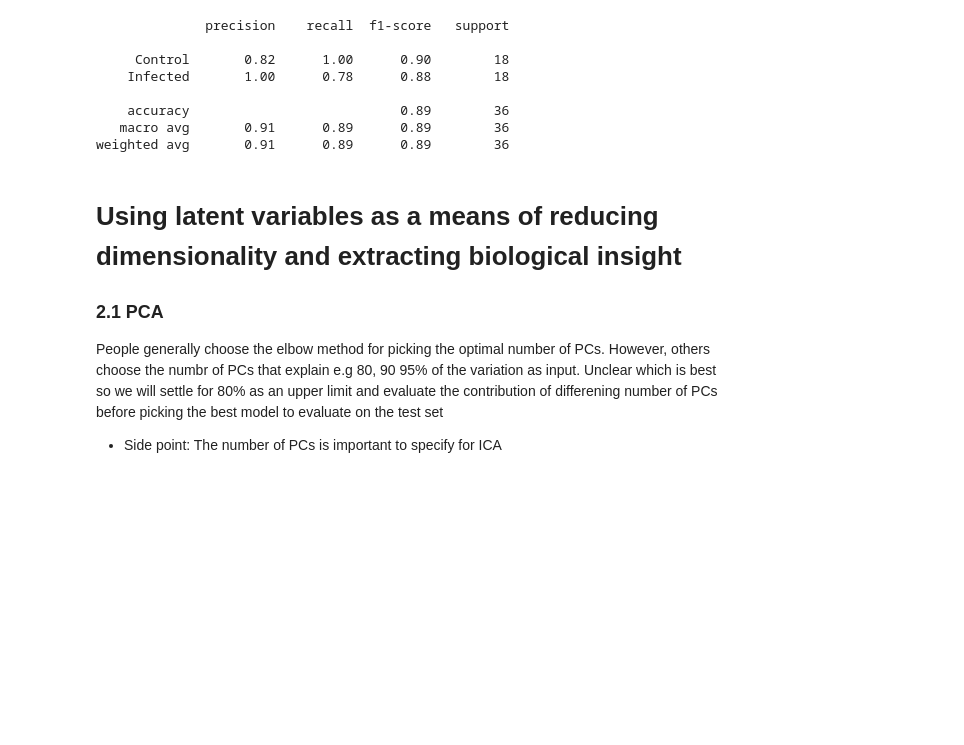
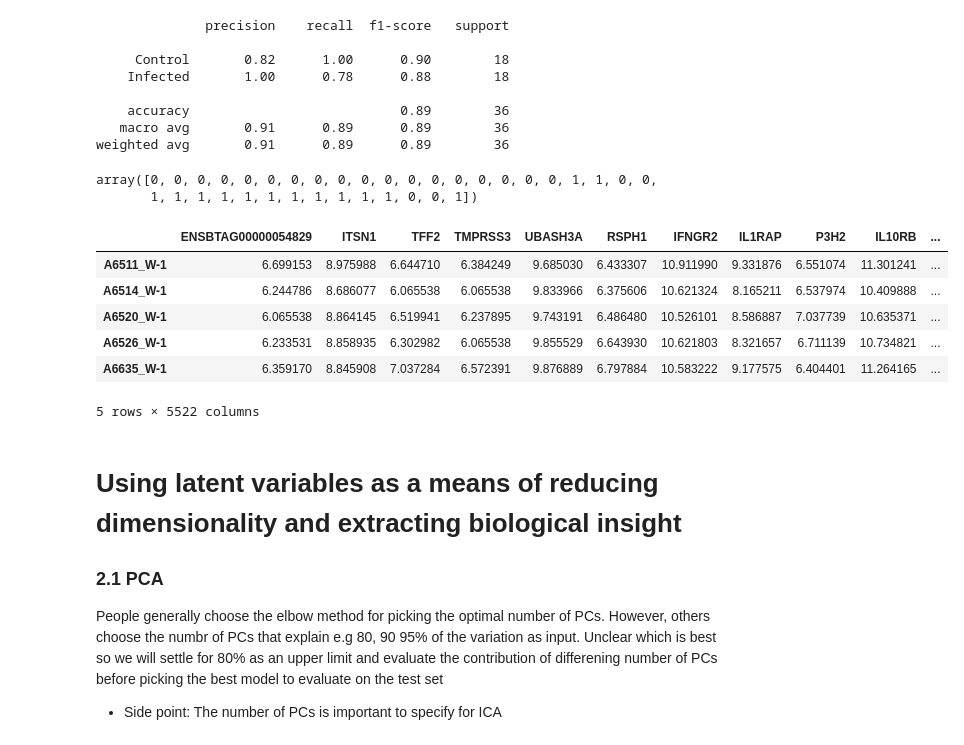
Before and after one commit to jfogrady1/ML4Tb, a Jupyter notebook: bin/Logistic_regression/1_O'Grady_data_Logistic_regression.ipynb, the cells around one changed output. Cells and saved outputs as stored; diff of their text form; code cells hidden in the pictures; blank space fills up the shorter version.

```diff
--- a/bin/Logistic_regression.ipynb
+++ b/bin/Logistic_regression/1_O'Grady_data_Logistic_regression.ipynb
@@ -187,6 +193,21 @@ Gene_cm_display = ConfusionMatrixDisplay(confusion_matrix = confusion_matrix(tes
     accuracy                           0.89        36
    macro avg       0.91      0.89      0.89        36
 weighted avg       0.91      0.89      0.89        36
+# %%
+grid_search.predict(test_data)
+# %% [output]
+array([0, 0, 0, 0, 0, 0, 0, 0, 0, 0, 0, 0, 0, 0, 0, 0, 0, 0, 1, 1, 0, 0,
+       1, 1, 1, 1, 1, 1, 1, 1, 1, 1, 1, 0, 0, 1])
+# %%
+kirsten_data.head()
+# %% [output]
+|  | ENSBTAG00000054829 | ITSN1 | TFF2 | TMPRSS3 | UBASH3A | RSPH1 | IFNGR2 | IL1RAP | P3H2 | IL10RB | ... |
+| A6511_W-1 | 6.699153 | 8.975988 | 6.644710 | 6.384249 | 9.685030 | 6.433307 | 10.911990 | 9.331876 | 6.551074 | 11.301241 | ... |
+| A6514_W-1 | 6.244786 | 8.686077 | 6.065538 | 6.065538 | 9.833966 | 6.375606 | 10.621324 | 8.165211 | 6.537974 | 10.409888 | ... |
+| A6520_W-1 | 6.065538 | 8.864145 | 6.519941 | 6.237895 | 9.743191 | 6.486480 | 10.526101 | 8.586887 | 7.037739 | 10.635371 | ... |
+| A6526_W-1 | 6.233531 | 8.858935 | 6.302982 | 6.065538 | 9.855529 | 6.643930 | 10.621803 | 8.321657 | 6.711139 | 10.734821 | ... |
+| A6635_W-1 | 6.359170 | 8.845908 | 7.037284 | 6.572391 | 9.876889 | 6.797884 | 10.583222 | 9.177575 | 6.404401 | 11.264165 | ... |
+5 rows × 5522 columns
 # %% [markdown]
 # Using latent variables as a means of reducing dimensionality and extracting biological insight
 
```
Also changed, not shown: parts of 11 cells of this notebook, 2 other files.
